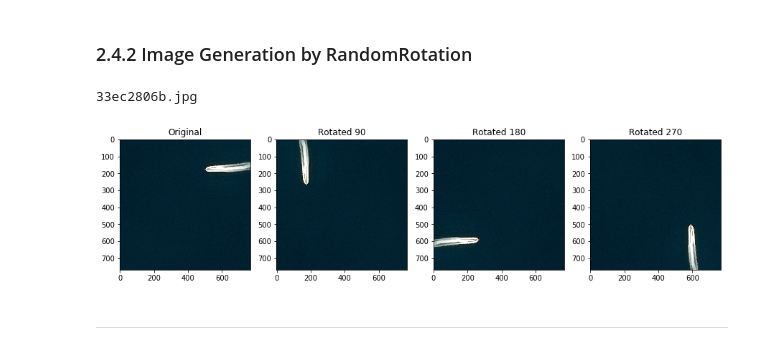
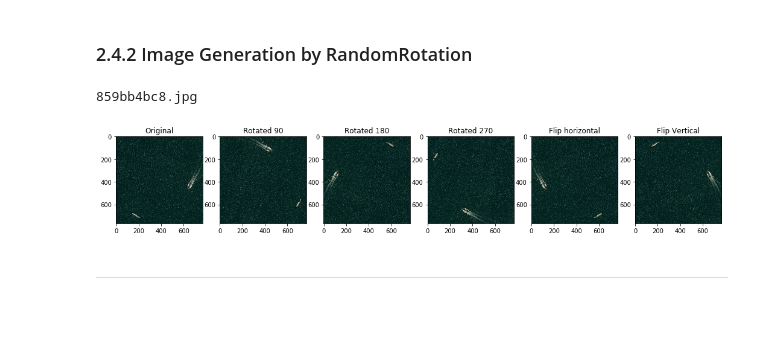
Before and after one commit to kevin5k/CE7454_2018_Project_Group11, a Jupyter notebook: data_preprocess/data_exploration.ipynb, the cells around one changed output. Saved outputs shown, nothing was run; the diff lists cells and outputs as text; code cells hidden in the pictures; blank space fills up the shorter version.

```diff
--- a/data_preprocess/data_exploration.ipynb
+++ b/data_preprocess/data_exploration.ipynb
@@ -243,33 +271,40 @@ Image files with masks: 29070
 # %%
 # Load File parameters
 # filext = '.jpg'
 # testfilename = '6bb3e7515'
 # testfile_rotation = train_path + testfilename + filext
 rand_image = images_with_ship[random.randint(1, len(images_with_ship))]
 testfile_rotation = train_path + rand_image
 print(rand_image)
 
 # Load the test file into memory and perform image manipulation
 img = Image.open(testfile_rotation)
 img_1 = np.array(img)
 img_2 = np.array(img.rotate(90))
 img_3 = np.array(img.rotate(180))
 img_4 = np.array(img.rotate(270))
+img_5 = np.array(img.transpose(Image.FLIP_LEFT_RIGHT))
+img_6 = np.array(img.transpose(Image.FLIP_TOP_BOTTOM))
 
-fig, (ax1, ax2, ax3, ax4) = plt.subplots(1, 4, figsize = (15, 10))
+fig, (ax1, ax2, ax3, ax4, ax5, ax6) = plt.subplots(1, 6, figsize = (18, 18))
 ax1.set_title('Original')
 ax2.set_title('Rotated 90')
 ax3.set_title('Rotated 180')
 ax4.set_title('Rotated 270')
+ax5.set_title('Flip horizontal')
+ax6.set_title('Flip Vertical')
 ax1.imshow(img_1)
 ax2.imshow(img_2)
 ax3.imshow(img_3)
 ax4.imshow(img_4)
+ax5.imshow(img_5)
+ax6.imshow(img_6)
+
 
 plt.show()
 # %% [output]
-33ec2806b.jpg
+859bb4bc8.jpg
-[figure, old version]
+[figure, new version]
 # %% [markdown]
 ***
 # %% [markdown]
```
Also changed, not shown: parts of 9 cells of this notebook.
